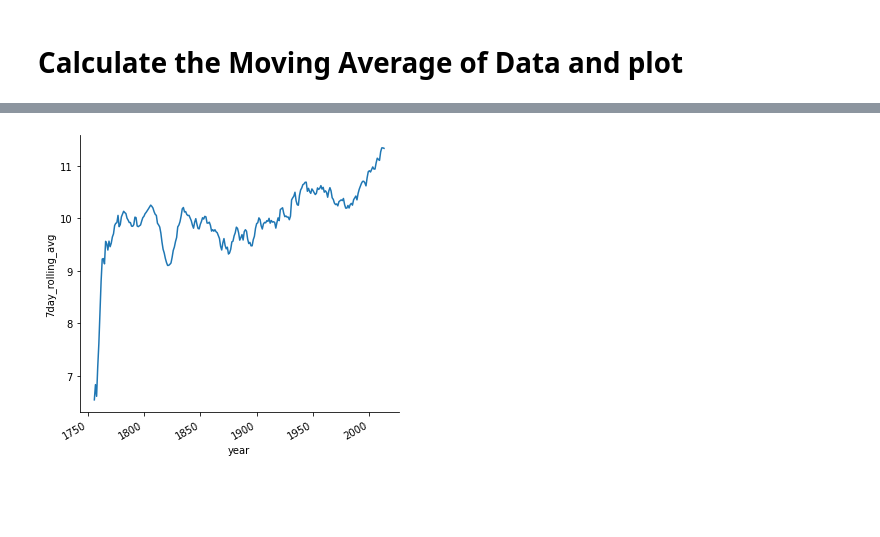
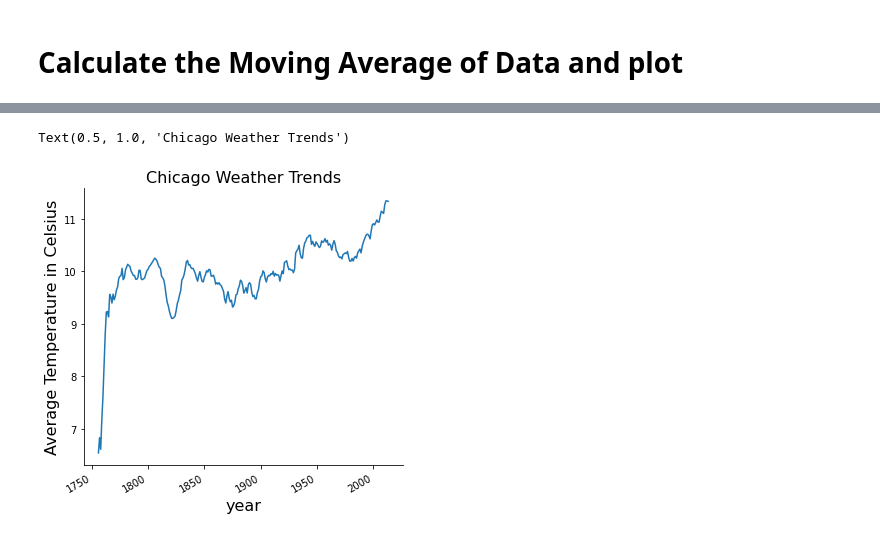
Before and after one commit to freedom-780/Weather_trends, a Jupyter notebook: Weather_project.ipynb, the cells around one changed output, grey strips where cells are left out. Saved outputs shown, nothing was run; the diff lists cells and outputs as text; code cells hidden in the pictures; blank space fills up the shorter version.

```diff
--- a/Weather_project.ipynb
+++ b/Weather_project.ipynb
@@ -102,9 +108,12 @@ chicago_weather_fill.head(15)
 | 15119 | Chicago | United States | 7.41 | 1755 | NaN |
 | 15120 | Chicago | United States | 11.15 | 1756 | 6.542143 |
 | 15121 | Chicago | United States | 9.50 | 1757 | 6.832143 |
-# %%
-f = sns.relplot(x="year", y='7day_rolling_avg', kind="line", data=chicago_weather_fill)
-f.fig.autofmt_xdate()
-# %% [output]
-[figure, removed]
+# %%
+sns.relplot(x="year", y='14day_rolling_avg', kind="line", data=chicago_weather_fill).fig.autofmt_xdate()
+plt.xlabel("year", size=16)
+plt.ylabel("Average Temperature in Celsius", size=16)
+plt.title("Chicago Weather Trends", size=16)
+# %% [output]
+Text(0.5, 1.0, 'Chicago Weather Trends')
+[figure, added]
 # %%
```
Also changed, not shown: parts of 10 cells of this notebook.
